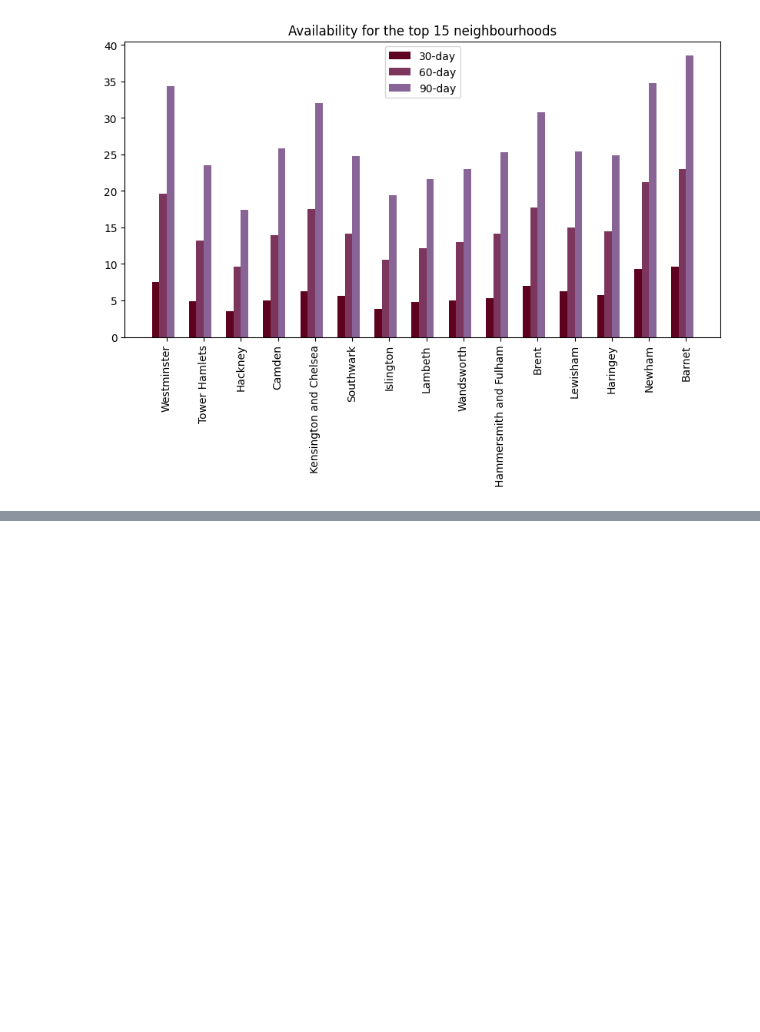
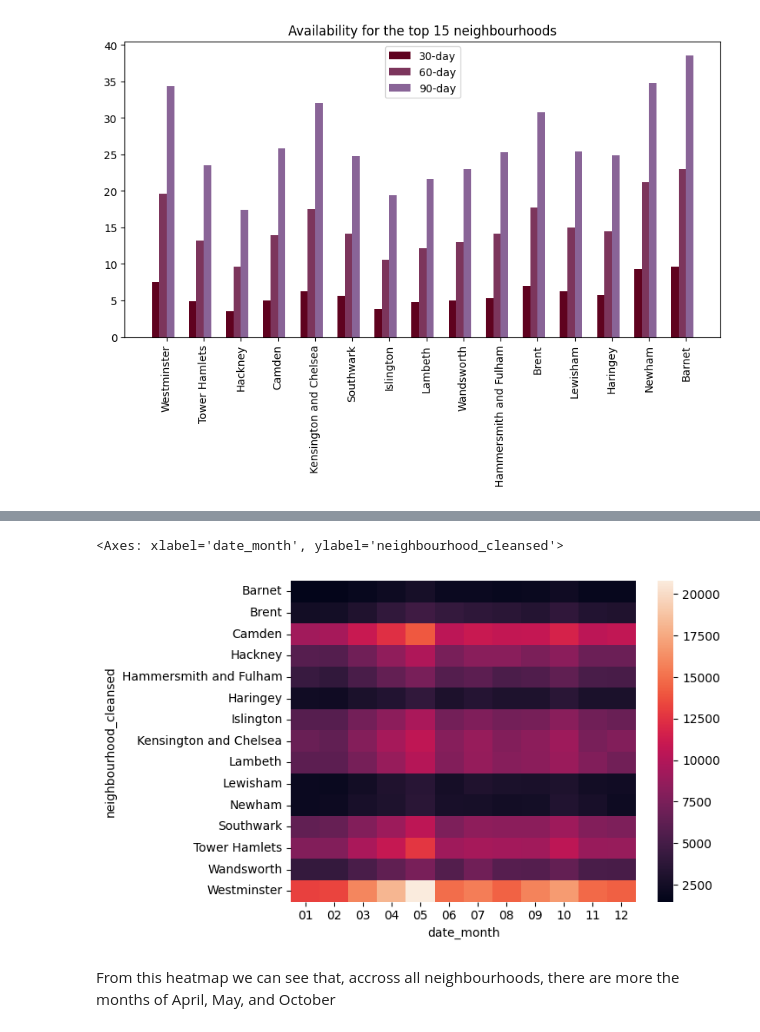
Before and after one commit to DJRT-11/MINE4101-T1, a Jupyter notebook: DevNotebook.ipynb, the cells around one changed output, grey strips where cells are left out. Cells and saved outputs as stored; diff of their text form; code cells hidden in the pictures; blank space fills up the shorter version.

```diff
--- a/DevNotebook.ipynb
+++ b/DevNotebook.ipynb
@@ -201,3 +211,21 @@ plt.show()
+# %%
+lsts_id = lsts_df.rename(columns={'id':'listing_id'})
+lsts_id = lsts_id[['listing_id','neighbourhood_cleansed']]
+
+revs_nh = revs_df.merge(lsts_id,how="left")
+revs_nh[['date_year','date_month','date_day']] = revs_nh.date.str.split("-",expand=True)
+revs_gb = revs_nh.groupby(['neighbourhood_cleansed','date_month']).size().reset_index().rename(columns={0:'count'})
+
+revs_gbf = revs_gb[revs_gb['neighbourhood_cleansed'].isin(nh_rep)]
+revs_hm = revs_gbf.pivot(index='neighbourhood_cleansed',columns='date_month',values='count')
+
+s = revs_hm.sum()
+sb.heatmap(revs_hm)
+# %% [output]
+<Axes: xlabel='date_month', ylabel='neighbourhood_cleansed'>
+[figure, added]
+# %% [markdown]
+From this heatmap we can see that, accross all neighbourhoods, there are more the months of April, May, and October
 # %%
 ## To use in Bivariate analysis
 
```
Also changed, not shown: parts of 15 cells of this notebook.
